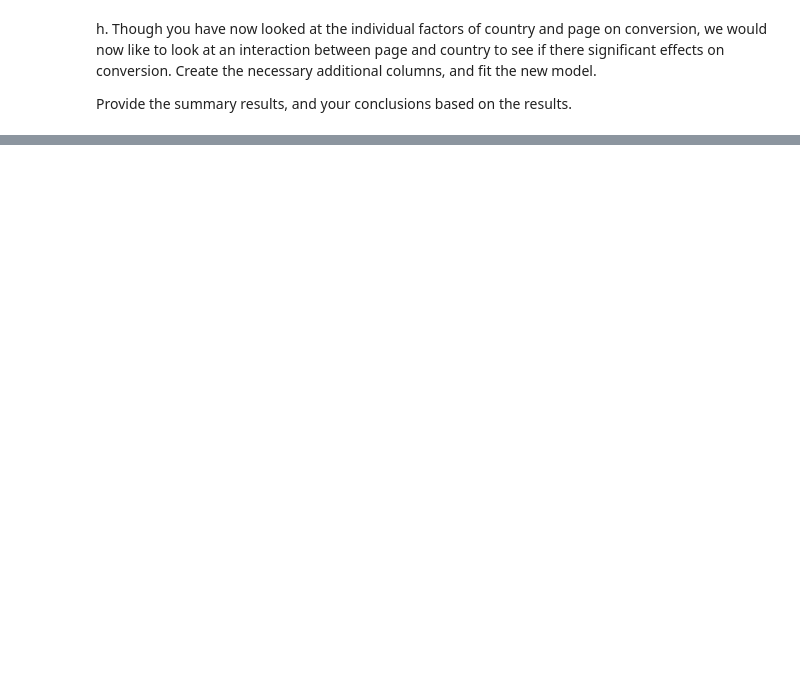
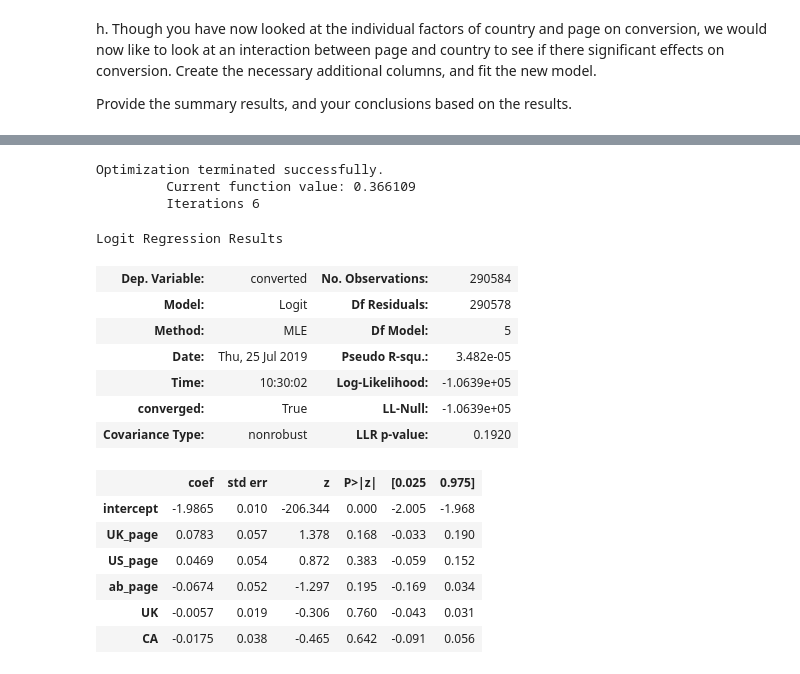
Before and after one commit to furawa/Data_Analyst_Udacity_Projects, a Jupyter notebook: 03_analyze_AB_test/Analyze_ab_test_results_notebook.ipynb, the cells around one changed output, grey strips where cells are left out. Cells and saved outputs as stored; diff of their text form; code cells hidden in the pictures; blank space fills up the shorter version.

```diff
--- a/03_analyze_AB_test/Analyze_ab_test_results_notebook.ipynb
+++ b/03_analyze_AB_test/Analyze_ab_test_results_notebook.ipynb
@@ -306,2 +306,8 @@ a. Since each row is either a conversion or no conversion, what type of regressi
 # %% [markdown]
 b. The goal is to use **statsmodels** to fit the regression model you specified in part **a.** to see if there is a significant difference in conversion based on which page a customer receives.  However, you first need to create a column for the intercept, and create a dummy variable column for which page each user received.  Add an **intercept** column, as well as an **ab_page** column, which is 1 when an individual receives the **treatment** and 0 if **control**.
+# %%
+# Add an intercept
+df2['intercept'] = 1
+# Add ab_page column
+df2['ab_page'] = pd.get_dummies(df2.group)['treatment']
+df2.head()
@@ -327,2 +371,4 @@ df_new = countries_df.set_index('user_id').join(df2.set_index('user_id'), how='i
 # %%
 ### Create the necessary dummy variables
+df_new[['CA', 'UK', 'US']] = pd.get_dummies(df_new.country)
+df_new.head(2)
@@ -328,0 +380,9 @@ df_new = countries_df.set_index('user_id').join(df2.set_index('user_id'), how='i
+# %%
+# Intercept
+df_new['intercept'] = 1
+# Instantiate the model
+logit_mod2 = sm.Logit(df_new.converted, df_new[['intercept', 'ab_page', 'UK', 'US']])
+# Fit the new model
+results2 = logit_mod2.fit()
+# Summary of the new model
+results2.summary()
@@ -330,3 +410,9 @@ df_new = countries_df.set_index('user_id').join(df2.set_index('user_id'), how='i
 h. Though you have now looked at the individual factors of country and page on conversion, we would now like to look at an interaction between page and country to see if there significant effects on conversion.  Create the necessary additional columns, and fit the new model.
 
 Provide the summary results, and your conclusions based on the results.
+# %%
+# Interaction between UK and ab_page
+df_new['UK_page'] = df_new['UK'] * df_new['ab_page']
+# Interaction between US and ab_page
+df_new['US_page'] = df_new['US'] * df_new['ab_page']
+df_new.head(2)
@@ -333,2 +424,26 @@ Provide the summary results, and your conclusions based on the results.
 # %%
 ### Fit Your Linear Model And Obtain the Results
+logit_mod3 = sm.Logit(df_new.converted, df_new[['intercept', 'UK_page', 'US_page', 'ab_page', 'UK', 'CA']])
+# fit the model
+results3 = logit_mod3.fit()
+# Summary
+results3.summary()
+# %% [output]
+Optimization terminated successfully.
+         Current function value: 0.366109
+         Iterations 6
+Logit Regression Results
+| Dep. Variable: | converted | No. Observations: | 290584 |
+| Model: | Logit | Df Residuals: | 290578 |
+| Method: | MLE | Df Model: | 5 |
+| Date: | Thu, 25 Jul 2019 | Pseudo R-squ.: | 3.482e-05 |
+| Time: | 10:30:02 | Log-Likelihood: | -1.0639e+05 |
+| converged: | True | LL-Null: | -1.0639e+05 |
+| Covariance Type: | nonrobust | LLR p-value: | 0.1920 |
+|  | coef | std err | z | P>|z| | [0.025 | 0.975] |
+| intercept | -1.9865 | 0.010 | -206.344 | 0.000 | -2.005 | -1.968 |
+| UK_page | 0.0783 | 0.057 | 1.378 | 0.168 | -0.033 | 0.190 |
+| US_page | 0.0469 | 0.054 | 0.872 | 0.383 | -0.059 | 0.152 |
+| ab_page | -0.0674 | 0.052 | -1.297 | 0.195 | -0.169 | 0.034 |
+| UK | -0.0057 | 0.019 | -0.306 | 0.760 | -0.043 | 0.031 |
+| CA | -0.0175 | 0.038 | -0.465 | 0.642 | -0.091 | 0.056 |
```
Also changed, not shown: parts of 23 cells of this notebook.
